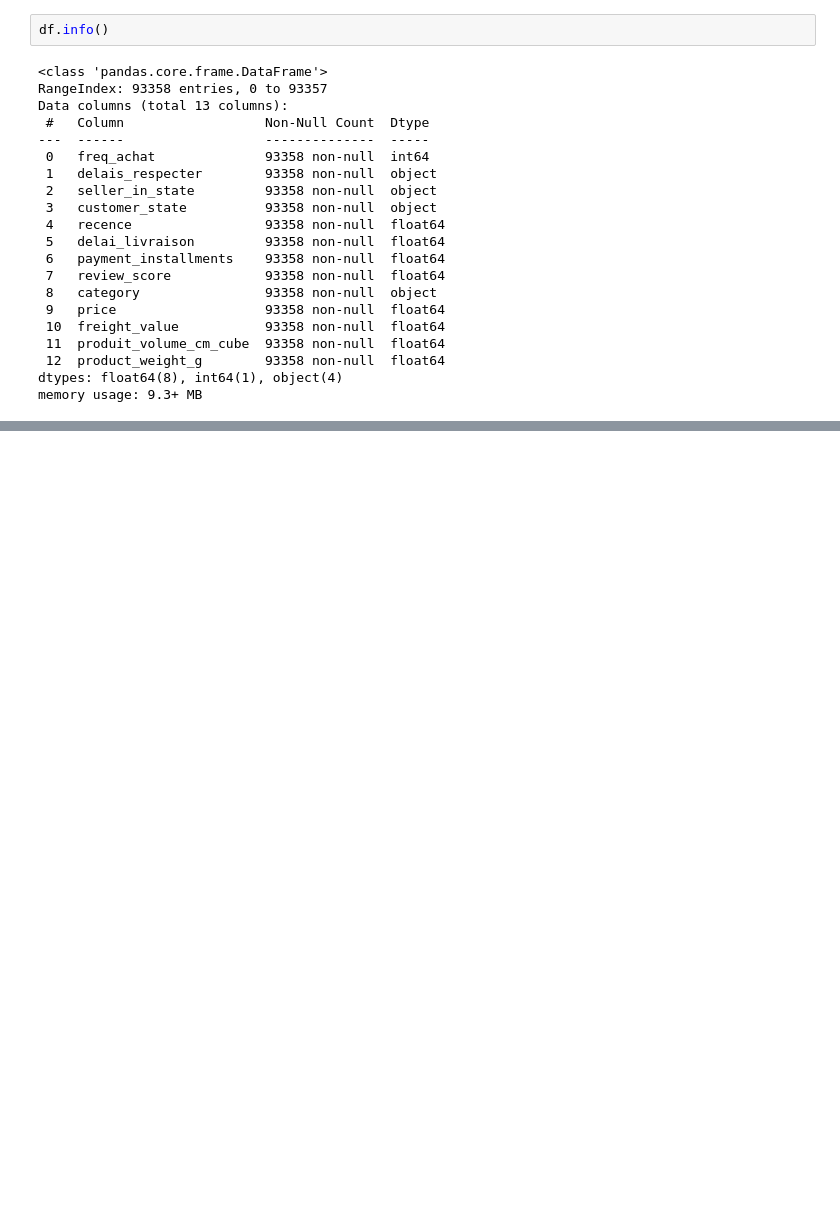
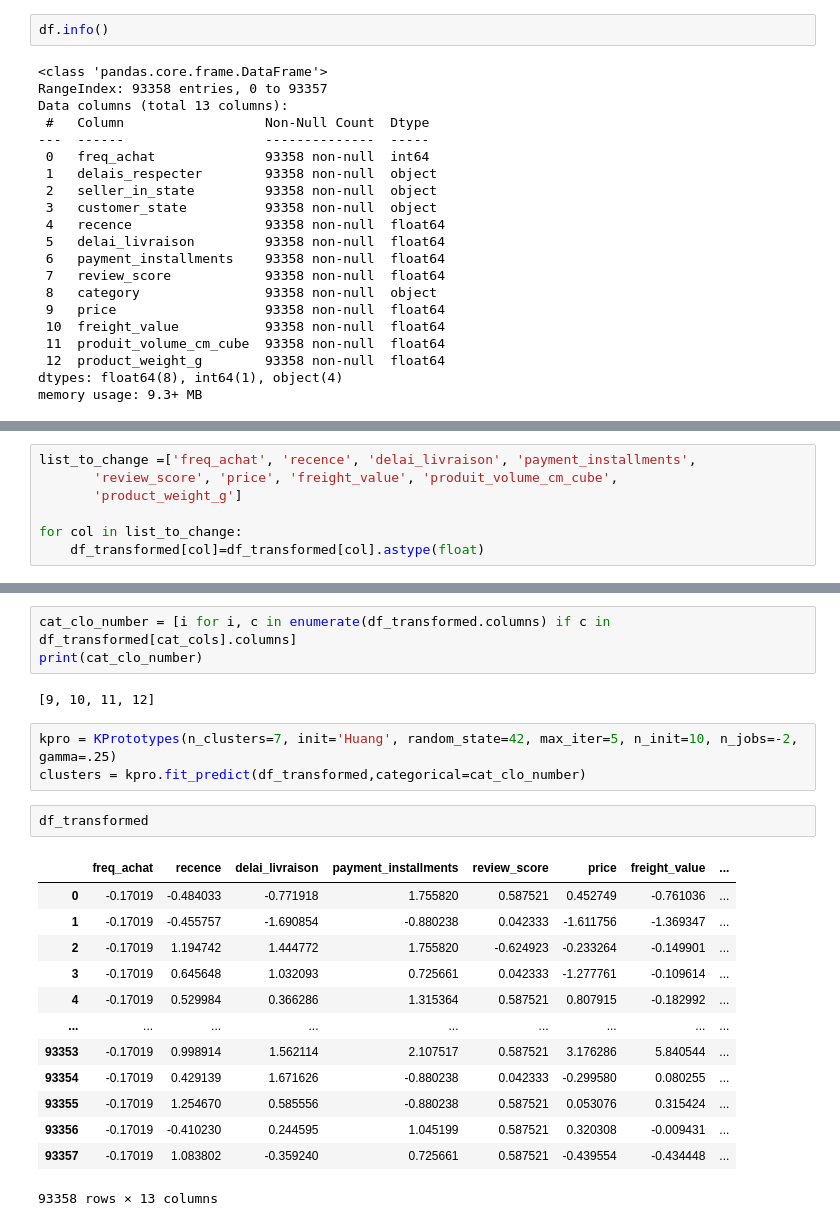
Before and after one commit to Adelinekh/olist_nonsupervise, a Jupyter notebook: modelisation_data.ipynb, the cells around one changed output, grey strips where cells are left out. Cells and saved outputs as stored; diff of their text form; blank space fills up the shorter version.

```diff
--- a/modelisation_data.ipynb
+++ b/modelisation_data.ipynb
@@ -49,0 +135,7 @@ cat_cols
+# %%
+list_to_change =['freq_achat', 'recence', 'delai_livraison', 'payment_installments',
+       'review_score', 'price', 'freight_value', 'produit_volume_cm_cube',
+       'product_weight_g']
+
+for col in list_to_change:
+    df_transformed[col]=df_transformed[col].astype(float)
@@ -49,0 +165,24 @@ cat_cols
+# %%
+cat_clo_number = [i for i, c in enumerate(df_transformed.columns) if c in df_transformed[cat_cols].columns]
+print(cat_clo_number)
+# %% [output]
+[9, 10, 11, 12]
+# %%
+kpro = KPrototypes(n_clusters=7, init='Huang', random_state=42, max_iter=5, n_init=10, n_jobs=-2, gamma=.25)
+clusters = kpro.fit_predict(df_transformed,categorical=cat_clo_number)
+# %%
+df_transformed
+# %% [output]
+|  | freq_achat | recence | delai_livraison | payment_installments | review_score | price | freight_value | ... |
+| 0 | -0.17019 | -0.484033 | -0.771918 | 1.755820 | 0.587521 | 0.452749 | -0.761036 | ... |
+| 1 | -0.17019 | -0.455757 | -1.690854 | -0.880238 | 0.042333 | -1.611756 | -1.369347 | ... |
+| 2 | -0.17019 | 1.194742 | 1.444772 | 1.755820 | -0.624923 | -0.233264 | -0.149901 | ... |
+| 3 | -0.17019 | 0.645648 | 1.032093 | 0.725661 | 0.042333 | -1.277761 | -0.109614 | ... |
+| 4 | -0.17019 | 0.529984 | 0.366286 | 1.315364 | 0.587521 | 0.807915 | -0.182992 | ... |
+| ... | ... | ... | ... | ... | ... | ... | ... | ... |
+| 93353 | -0.17019 | 0.998914 | 1.562114 | 2.107517 | 0.587521 | 3.176286 | 5.840544 | ... |
+| 93354 | -0.17019 | 0.429139 | 1.671626 | -0.880238 | 0.042333 | -0.299580 | 0.080255 | ... |
+| 93355 | -0.17019 | 1.254670 | 0.585556 | -0.880238 | 0.587521 | 0.053076 | 0.315424 | ... |
+| 93356 | -0.17019 | -0.410230 | 0.244595 | 1.045199 | 0.587521 | 0.320308 | -0.009431 | ... |
+| 93357 | -0.17019 | 1.083802 | -0.359240 | 0.725661 | 0.587521 | -0.439554 | -0.434448 | ... |
+93358 rows × 13 columns
```
Also changed, not shown: parts of 15 cells of this notebook, 1 other file.
